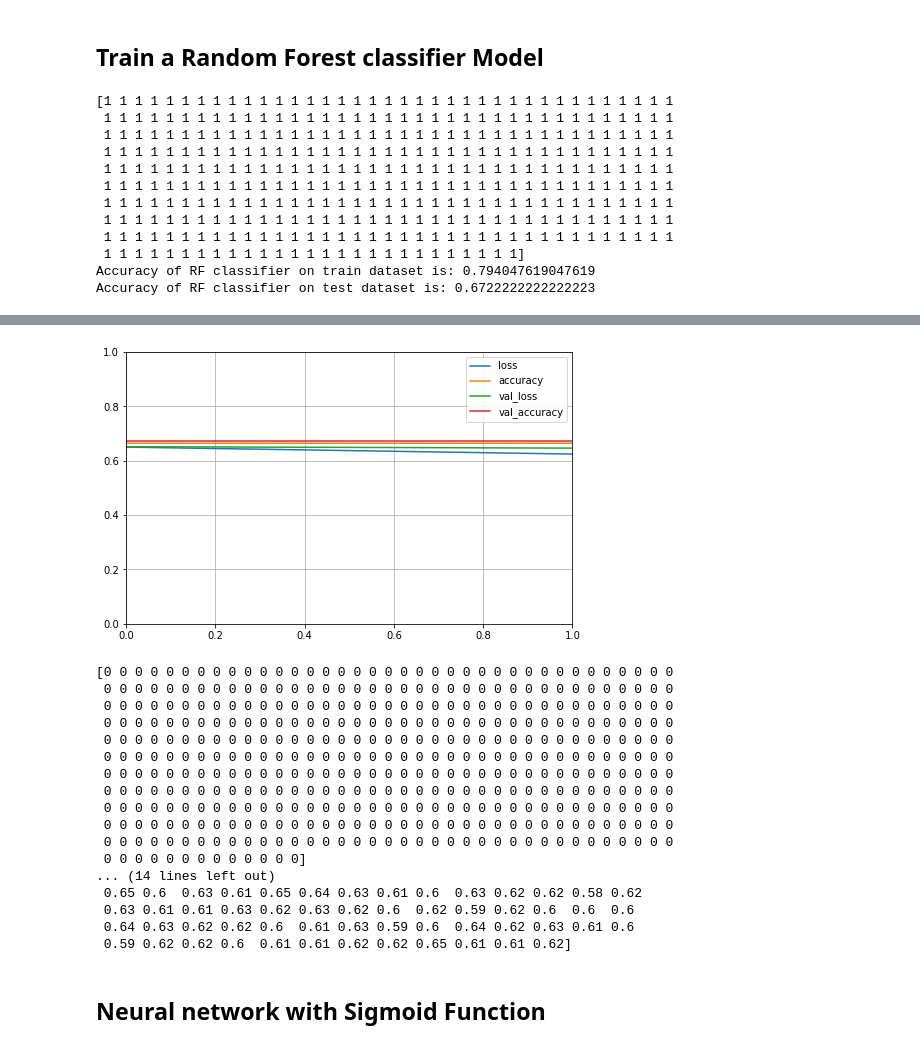
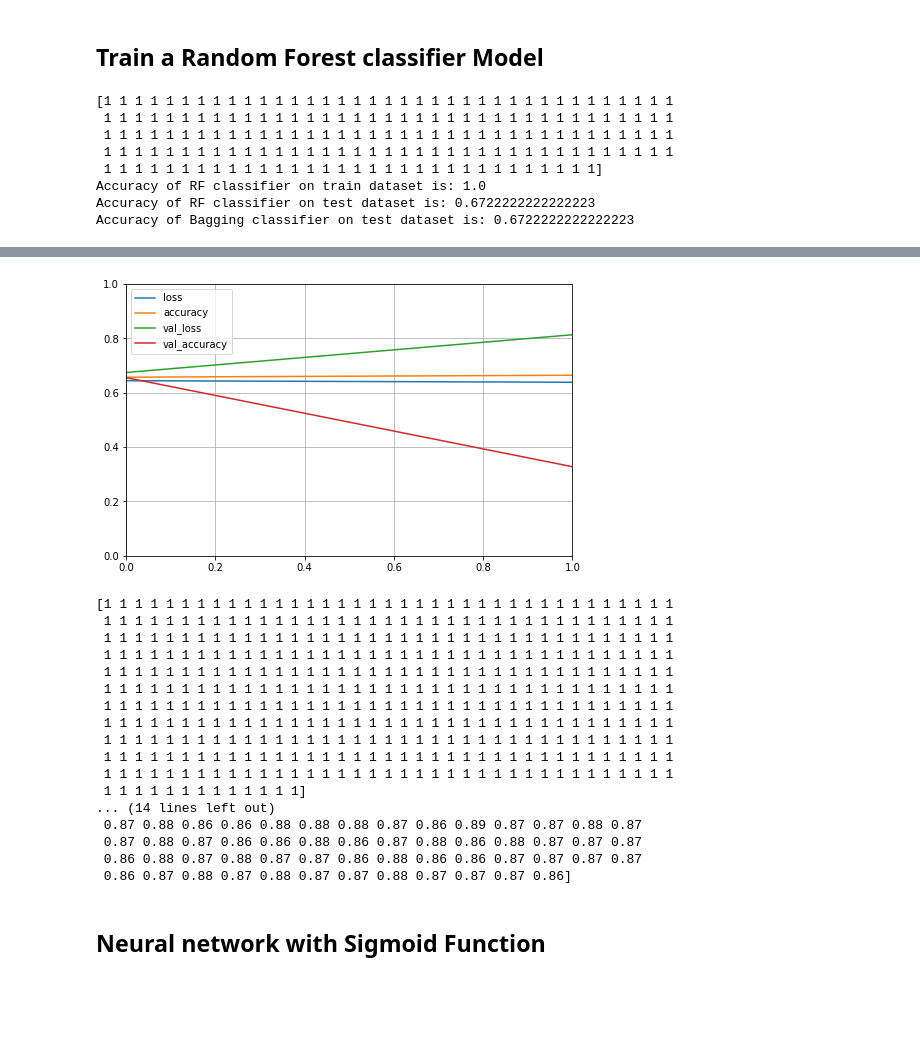
Before and after one commit to s-feinstein/AI4Code, a Jupyter notebook: G2Net.ipynb, the cells around one changed output, grey strips where cells are left out. Drawn from its saved outputs; the diff is of its cells as text; code cells hidden in the pictures; blank space fills up the shorter version.

```diff
--- a/G2Net.ipynb
+++ b/G2Net.ipynb
@@ -339,27 +339,33 @@ from sklearn.ensemble import RandomForestClassifier
 from sklearn.metrics import accuracy_score
 
 rnd_clf = RandomForestClassifier(n_estimators=500, max_leaf_nodes=16, n_jobs=-1, random_state=42)
-rnd_clf.fit(train_dataset.H1L1, train_dataset.labelsH1L1.target)
+rnd_clf.fit(train_dataset.H1, train_dataset.labels.target)
 
-y_pred_rf = rnd_clf.predict(test_dataset.H1L1)
+y_pred_rf = rnd_clf.predict(test_dataset.H1)
 print(y_pred_rf)
 
-print("Accuracy of RF classifier on train dataset is:",accuracy_score(train_dataset.labelsH1L1.target, rnd_clf.predict(train_dataset.H1L1)))
-print("Accuracy of RF classifier on test dataset is:",accuracy_score(test_dataset.labelsH1L1.target, y_pred_rf))
+print("Accuracy of RF classifier on train dataset is:",accuracy_score(train_dataset.labels.target, rnd_clf.predict(train_dataset.H1)))
+print("Accuracy of RF classifier on test dataset is:",accuracy_score(test_dataset.labels.target, y_pred_rf))
 # Assigns 1 to everything
+
+from sklearn.ensemble import BaggingClassifier
+from sklearn.tree import DecisionTreeClassifier
+bag_clf = BaggingClassifier(
+    DecisionTreeClassifier(splitter="random", max_leaf_nodes=16, random_state=42),
+    n_estimators=500, max_samples=1.0, bootstrap=True, n_jobs=-1, random_state=42)
+bag_clf.fit(train_dataset.H1L1, train_dataset.labelsH1L1.target)
+
+y_pred_bg = bag_clf.predict(test_dataset.H1)
+print("Accuracy of Bagging classifier on test dataset is:", accuracy_score(test_dataset.labels.target, y_pred_bg))
 # %% [output]
 [1 1 1 1 1 1 1 1 1 1 1 1 1 1 1 1 1 1 1 1 1 1 1 1 1 1 1 1 1 1 1 1 1 1 1 1 1
  1 1 1 1 1 1 1 1 1 1 1 1 1 1 1 1 1 1 1 1 1 1 1 1 1 1 1 1 1 1 1 1 1 1 1 1 1
  1 1 1 1 1 1 1 1 1 1 1 1 1 1 1 1 1 1 1 1 1 1 1 1 1 1 1 1 1 1 1 1 1 1 1 1 1
  1 1 1 1 1 1 1 1 1 1 1 1 1 1 1 1 1 1 1 1 1 1 1 1 1 1 1 1 1 1 1 1 1 1 1 1 1
- 1 1 1 1 1 1 1 1 1 1 1 1 1 1 1 1 1 1 1 1 1 1 1 1 1 1 1 1 1 1 1 1 1 1 1 1 1
- 1 1 1 1 1 1 1 1 1 1 1 1 1 1 1 1 1 1 1 1 1 1 1 1 1 1 1 1 1 1 1 1 1 1 1 1 1
- 1 1 1 1 1 1 1 1 1 1 1 1 1 1 1 1 1 1 1 1 1 1 1 1 1 1 1 1 1 1 1 1 1 1 1 1 1
- 1 1 1 1 1 1 1 1 1 1 1 1 1 1 1 1 1 1 1 1 1 1 1 1 1 1 1 1 1 1 1 1 1 1 1 1 1
- 1 1 1 1 1 1 1 1 1 1 1 1 1 1 1 1 1 1 1 1 1 1 1 1 1 1 1 1 1 1 1 1 1 1 1 1 1
- 1 1 1 1 1 1 1 1 1 1 1 1 1 1 1 1 1 1 1 1 1 1 1 1 1 1 1]
-Accuracy of RF classifier on train dataset is: 0.794047619047619
+ 1 1 1 1 1 1 1 1 1 1 1 1 1 1 1 1 1 1 1 1 1 1 1 1 1 1 1 1 1 1 1 1]
+Accuracy of RF classifier on train dataset is: 1.0
 Accuracy of RF classifier on test dataset is: 0.6722222222222223
+Accuracy of Bagging classifier on test dataset is: 0.6722222222222223
 # %% [markdown]
 ## Train a neural network
 ![image.png](attachment:d73d02f1-8f3b-4495-b21f-083e0e5de856.png)
@@ -382,7 +388,7 @@ nn_clf = keras.models.Sequential([
 
 nn_clf.compile(loss="sparse_categorical_crossentropy",
               optimizer=keras.optimizers.SGD(learning_rate=1e-3),
-              metrics=["accuracy"])
+              metrics=["accuracy", keras.metrics.Precision(), keras.metrics.Recall()])
 
 # Round 1
 history = nn_clf.fit(train_dataset.H1, train_dataset.labels.target, epochs=10,
@@ -426,4 +432,4 @@ Epoch 10/10
-[figure, old version]
+[figure, new version]
 # %%
 train_proba = nn_clf.predict([train_dataset.H1])
 test_proba = nn_clf.predict([test_dataset.H1])
@@ -432,23 +438,23 @@ print(test_proba.argmax(axis=1))
 print(test_proba.max(axis=1).round(2))
 # So it's predicting 1 for every single answer. That's no good.
 # %% [output]
-[0 0 0 0 0 0 0 0 0 0 0 0 0 0 0 0 0 0 0 0 0 0 0 0 0 0 0 0 0 0 0 0 0 0 0 0 0
- 0 0 0 0 0 0 0 0 0 0 0 0 0 0 0 0 0 0 0 0 0 0 0 0 0 0 0 0 0 0 0 0 0 0 0 0 0
- 0 0 0 0 0 0 0 0 0 0 0 0 0 0 0 0 0 0 0 0 0 0 0 0 0 0 0 0 0 0 0 0 0 0 0 0 0
- 0 0 0 0 0 0 0 0 0 0 0 0 0 0 0 0 0 0 0 0 0 0 0 0 0 0 0 0 0 0 0 0 0 0 0 0 0
- 0 0 0 0 0 0 0 0 0 0 0 0 0 0 0 0 0 0 0 0 0 0 0 0 0 0 0 0 0 0 0 0 0 0 0 0 0
- 0 0 0 0 0 0 0 0 0 0 0 0 0 0 0 0 0 0 0 0 0 0 0 0 0 0 0 0 0 0 0 0 0 0 0 0 0
- 0 0 0 0 0 0 0 0 0 0 0 0 0 0 0 0 0 0 0 0 0 0 0 0 0 0 0 0 0 0 0 0 0 0 0 0 0
- 0 0 0 0 0 0 0 0 0 0 0 0 0 0 0 0 0 0 0 0 0 0 0 0 0 0 0 0 0 0 0 0 0 0 0 0 0
- 0 0 0 0 0 0 0 0 0 0 0 0 0 0 0 0 0 0 0 0 0 0 0 0 0 0 0 0 0 0 0 0 0 0 0 0 0
- 0 0 0 0 0 0 0 0 0 0 0 0 0 0 0 0 0 0 0 0 0 0 0 0 0 0 0 0 0 0 0 0 0 0 0 0 0
- 0 0 0 0 0 0 0 0 0 0 0 0 0 0 0 0 0 0 0 0 0 0 0 0 0 0 0 0 0 0 0 0 0 0 0 0 0
- 0 0 0 0 0 0 0 0 0 0 0 0 0]
+[1 1 1 1 1 1 1 1 1 1 1 1 1 1 1 1 1 1 1 1 1 1 1 1 1 1 1 1 1 1 1 1 1 1 1 1 1
+ 1 1 1 1 1 1 1 1 1 1 1 1 1 1 1 1 1 1 1 1 1 1 1 1 1 1 1 1 1 1 1 1 1 1 1 1 1
+ 1 1 1 1 1 1 1 1 1 1 1 1 1 1 1 1 1 1 1 1 1 1 1 1 1 1 1 1 1 1 1 1 1 1 1 1 1
+ 1 1 1 1 1 1 1 1 1 1 1 1 1 1 1 1 1 1 1 1 1 1 1 1 1 1 1 1 1 1 1 1 1 1 1 1 1
+ 1 1 1 1 1 1 1 1 1 1 1 1 1 1 1 1 1 1 1 1 1 1 1 1 1 1 1 1 1 1 1 1 1 1 1 1 1
+ 1 1 1 1 1 1 1 1 1 1 1 1 1 1 1 1 1 1 1 1 1 1 1 1 1 1 1 1 1 1 1 1 1 1 1 1 1
+ 1 1 1 1 1 1 1 1 1 1 1 1 1 1 1 1 1 1 1 1 1 1 1 1 1 1 1 1 1 1 1 1 1 1 1 1 1
+ 1 1 1 1 1 1 1 1 1 1 1 1 1 1 1 1 1 1 1 1 1 1 1 1 1 1 1 1 1 1 1 1 1 1 1 1 1
+ 1 1 1 1 1 1 1 1 1 1 1 1 1 1 1 1 1 1 1 1 1 1 1 1 1 1 1 1 1 1 1 1 1 1 1 1 1
+ 1 1 1 1 1 1 1 1 1 1 1 1 1 1 1 1 1 1 1 1 1 1 1 1 1 1 1 1 1 1 1 1 1 1 1 1 1
+ 1 1 1 1 1 1 1 1 1 1 1 1 1 1 1 1 1 1 1 1 1 1 1 1 1 1 1 1 1 1 1 1 1 1 1 1 1
+ 1 1 1 1 1 1 1 1 1 1 1 1 1]
 ... (14 lines left out)
- 0.65 0.6  0.63 0.61 0.65 0.64 0.63 0.61 0.6  0.63 0.62 0.62 0.58 0.62
- 0.63 0.61 0.61 0.63 0.62 0.63 0.62 0.6  0.62 0.59 0.62 0.6  0.6  0.6
- 0.64 0.63 0.62 0.62 0.6  0.61 0.63 0.59 0.6  0.64 0.62 0.63 0.61 0.6
- 0.59 0.62 0.62 0.6  0.61 0.61 0.62 0.62 0.65 0.61 0.61 0.62]
+ 0.87 0.88 0.86 0.86 0.88 0.88 0.88 0.87 0.86 0.89 0.87 0.87 0.88 0.87
+ 0.87 0.88 0.87 0.86 0.86 0.88 0.86 0.87 0.88 0.86 0.88 0.87 0.87 0.87
+ 0.86 0.88 0.87 0.88 0.87 0.87 0.86 0.88 0.86 0.86 0.87 0.87 0.87 0.87
+ 0.86 0.87 0.88 0.87 0.88 0.87 0.87 0.88 0.87 0.87 0.87 0.86]
 # %% [markdown]
 ## Neural network with Sigmoid Function
 # %%
```
Also changed, not shown: parts of 17 cells of this notebook.
